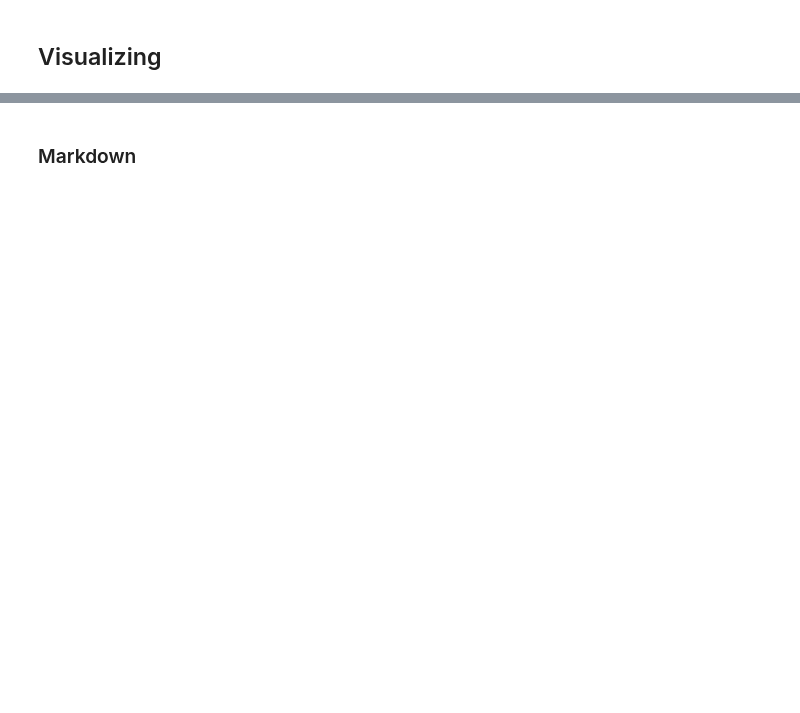
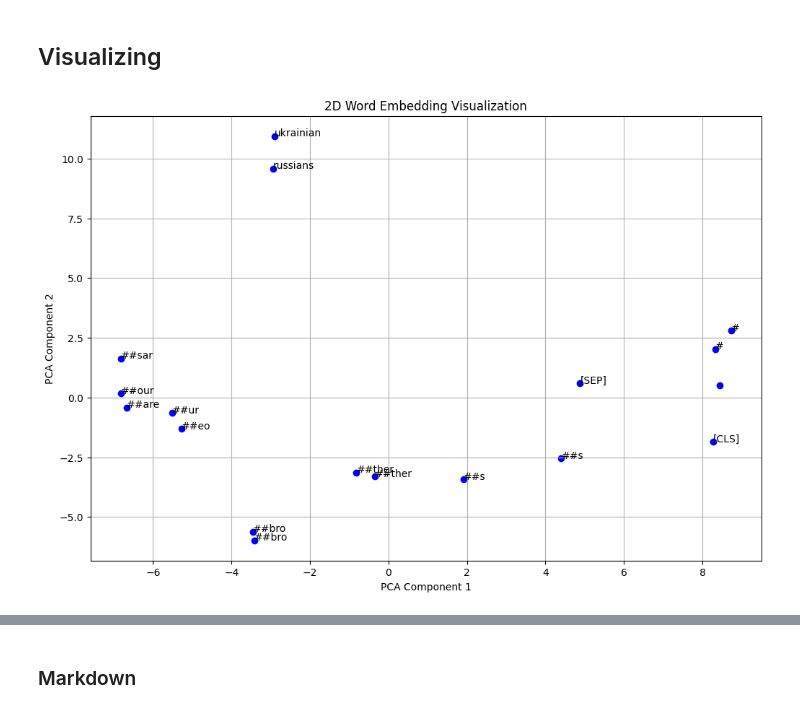
Before and after one commit to Susena-V/NLP_Misinformation, a Jupyter notebook: Bert_finetuning.ipynb, the cells around one changed output, grey strips where cells are left out. Drawn from its saved outputs; the diff is of its cells as text; code cells hidden in the pictures; blank space fills up the shorter version.

```diff
--- a/Bert_finetuning.ipynb
+++ b/Bert_finetuning.ipynb
@@ -1080,2 +1086,48 @@ print(attentions)
 # %% [markdown]
 ## Visualizing
+# %%
+import numpy as np
+import matplotlib.pyplot as plt
+from sklearn.decomposition import PCA
+import torch
+
+def generate_word_embeddings(text, tokenizer, model):
+    device = torch.device('cuda' if torch.cuda.is_available() else 'cpu')
+    model.to(device)
+    model.eval()
+
+    inputs = tokenizer(text, return_tensors='pt', truncation=True, padding=True)
+    input_ids = inputs['input_ids'].to(device)
+    attention_mask = inputs['attention_mask'].to(device)
+
+    with torch.no_grad():
+        outputs = model.bert(input_ids=input_ids, attention_mask=attention_mask)
+        last_hidden_state = outputs.last_hidden_state.cpu().numpy()[0]
+
+    tokens = tokenizer.convert_ids_to_tokens(input_ids[0])
+    return tokens, last_hidden_state
+
+def plot_word_embeddings(tokens, embeddings):
+    # Reduce dimensions to 2D using PCA
+    pca = PCA(n_components=2)
+    reduced_embeddings = pca.fit_transform(embeddings)
+
+    # Plot the embeddings
+    plt.figure(figsize=(12, 8))
+    plt.scatter(reduced_embeddings[:, 0], reduced_embeddings[:, 1], color='blue')
+
+    for i, token in enumerate(tokens):
+        plt.annotate(token, (reduced_embeddings[i, 0], reduced_embeddings[i, 1]), fontsize=10)
+
+    plt.xlabel('PCA Component 1')
+    plt.ylabel('PCA Component 2')
+    plt.title('2D Word Embedding Visualization')
+    plt.grid()
+    plt.show()
+
+# Example usage
+text = "#RussiansAreOurBrothers #UkrainiansAreOurBrothers."
+tokens, embeddings = generate_word_embeddings(text, tokenizer, model)
+plot_word_embeddings(tokens, embeddings)
+# %% [output]
+[figure, added]
```
Also changed, not shown: parts of 14 cells of this notebook.
